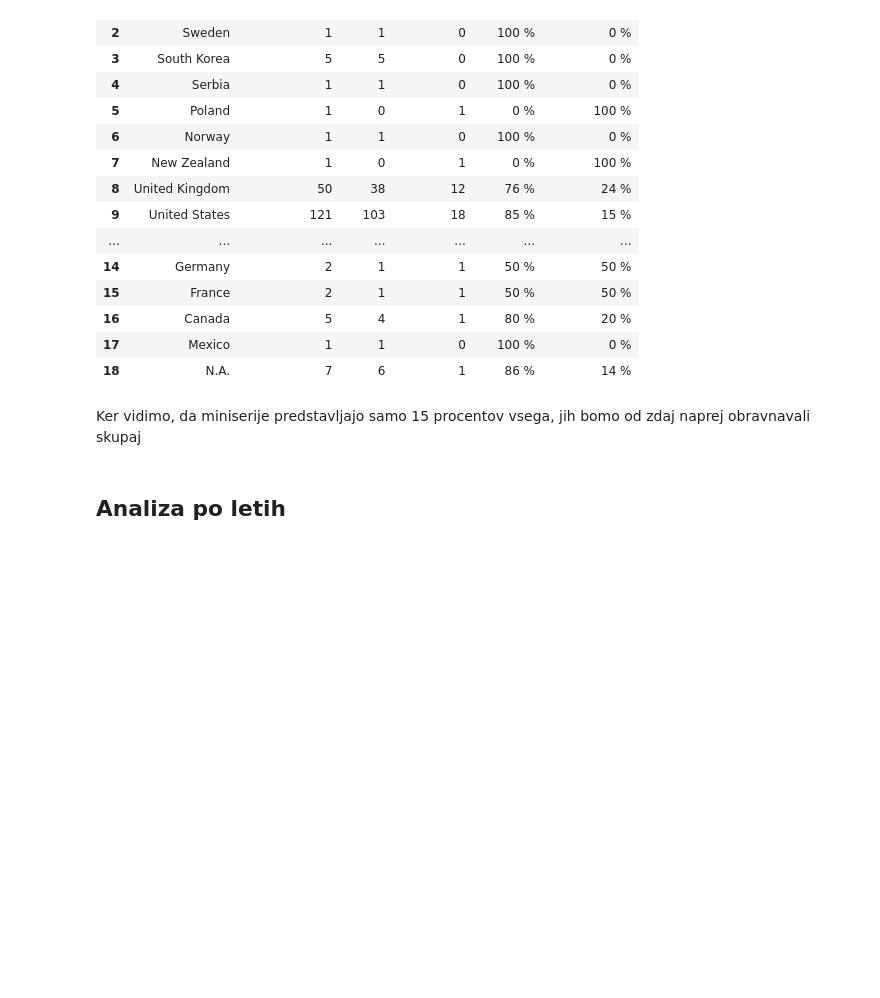
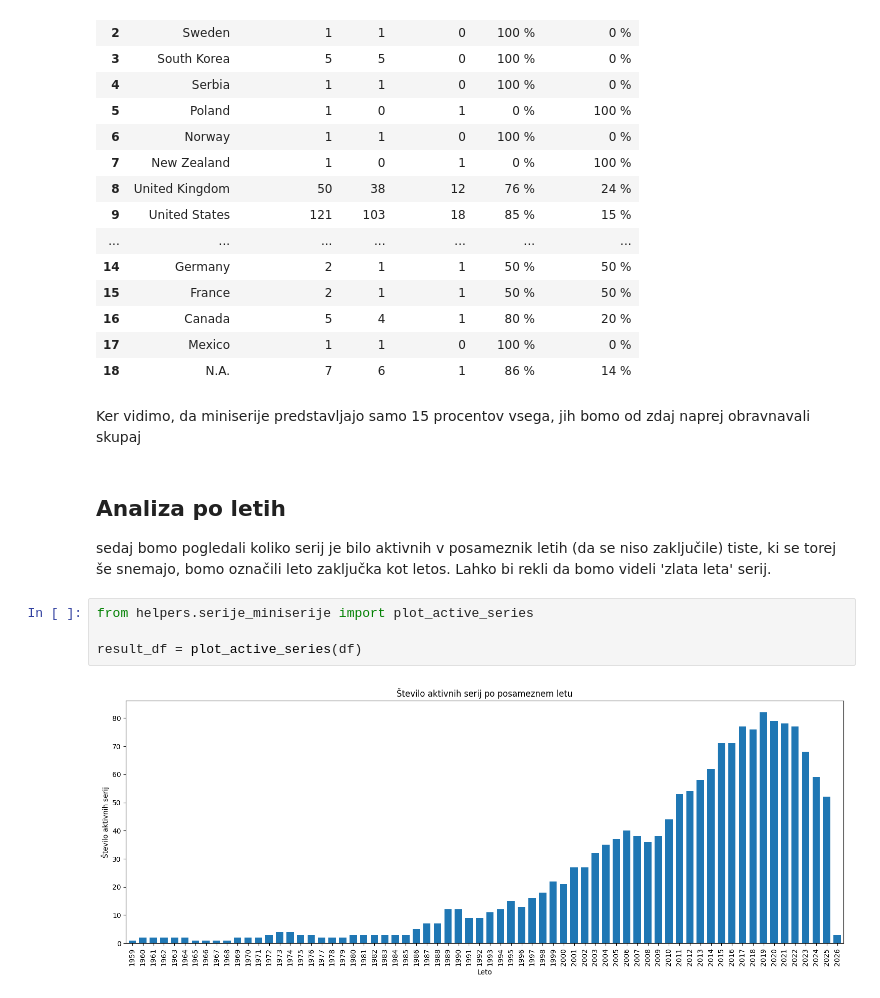
Before and after one commit to vodopivecjan/projektna-naloga-uvp, a Jupyter notebook: src/parse_data/parse_data.ipynb, the cells around one changed output. Drawn from its saved outputs; the diff is of its cells as text; blank space fills up the shorter version.

```diff
--- a/src/parse_data/parse_data.ipynb
+++ b/src/parse_data/parse_data.ipynb
@@ -68,3 +68,12 @@ tabela_serije_miniserije_po_drzavah(df)
 Ker vidimo, da miniserije predstavljajo samo 15 procentov vsega, jih bomo od zdaj naprej obravnavali skupaj
 # %% [markdown]
 ## Analiza po letih
+sedaj bomo pogledali koliko serij je bilo aktivnih v posameznik letih (da se niso zaključile)
+tiste, ki se torej še snemajo, bomo označili leto zaključka kot letos.
+Lahko bi rekli da bomo videli 'zlata leta' serij.
+# %%
+from helpers.serije_miniserije import plot_active_series
+
+result_df = plot_active_series(df)
+# %% [output]
+[figure, added]
```
Also changed, not shown: 4 other files.
